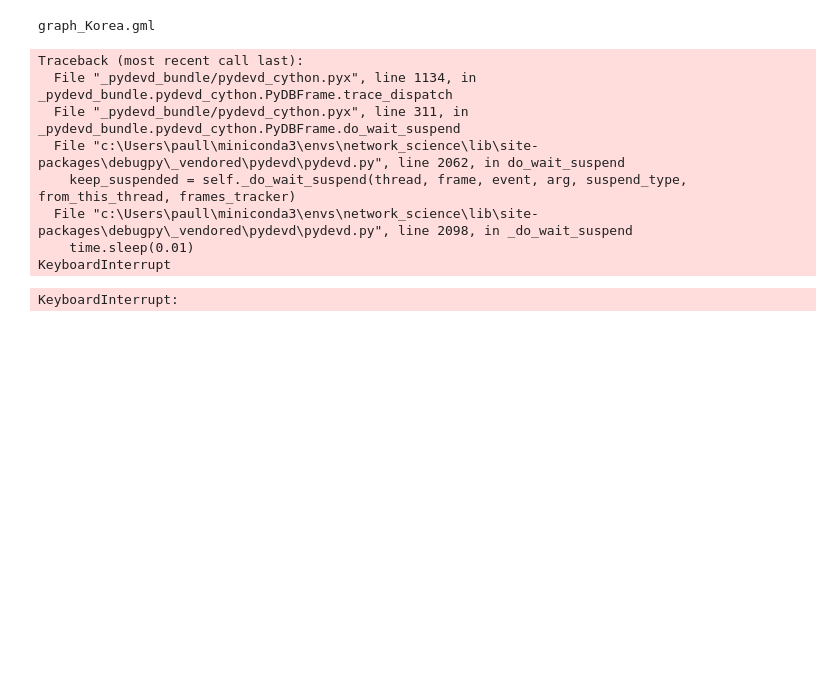
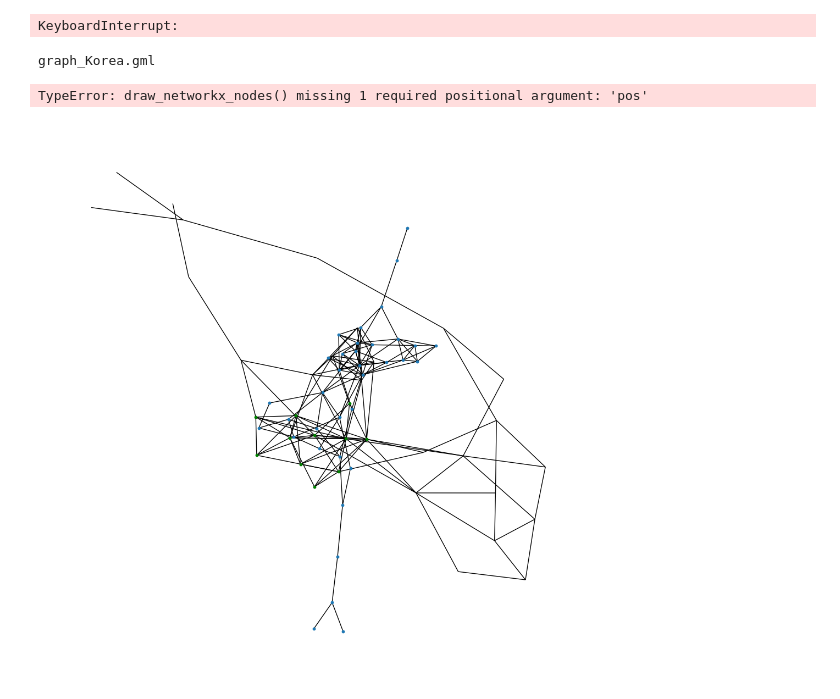
Before and after one commit to paolovic/NetworkScience, a Jupyter notebook: Assignment 2/3 Community Detection/main.ipynb, the cells around one changed output. Drawn from its saved outputs; the diff is of its cells as text; code cells hidden in the pictures; blank space fills up the shorter version.

```diff
--- a/Assignment 2/3 Community Detection/main.ipynb
+++ b/Assignment 2/3 Community Detection/main.ipynb
@@ -14,27 +14,62 @@ files = [f for f in listdir(path) if isfile(join(path, f))]
 gmls = [nx.read_gml(path + f) for f in files]
 
 graphs = {k: v for k, v in zip(files, gmls)}
+# %%
+import networkx as nx
+import matplotlib.pyplot as plt
+from networkx.algorithms.community import greedy_modularity_communities, label_propagation_communities
+
+for G in graphs.values():
+
+    # (a) Greedy Modularity Maximization
+    greedy_communities = list(greedy_modularity_communities(G))
+
+    # (b) Label Propagation Algorithm
+    label_propagation_communities = list(label_propagation_communities(G))
+
+    # Create a mapping of node to community for coloring
+    node_community_mapping = {}
+
+    # Assign colors to nodes based on the community they belong to
+    for i, community in enumerate(greedy_communities):
+        for node in community:
+            node_community_mapping[node] = i
+
+    # Draw the graph
+    pos = nx.spring_layout(G)  # You can use different layout algorithms
+
+    # Draw internal links in black and external links in light gray
+    internal_edges = []
+    external_edges = []
+    for edge in G.edges():
+        if node_community_mapping[edge[0]] == node_community_mapping[edge[1]]:
+            internal_edges.append(edge)
+        else:
+            external_edges.append(edge)
+
+    nx.draw_networkx_nodes(G, pos, node_color=[node_community_mapping[node] for node in G.nodes()], cmap=plt.cm.rainbow)
+    nx.draw_networkx_labels(G, pos)
+    nx.draw_networkx_edges(G, pos, edgelist=internal_edges, edge_color='black')
+    nx.draw_networkx_edges(G, pos, edgelist=external_edges, edge_color='lightgray')
+
+    # Show the plot
+    plt.show()
+# %% [output]
+KeyboardInterrupt:
 # %%
 for k,v in graphs.items():
     print(k)
     community_greedy = nx.community.greedy_modularity_communities(v)
     community_label_propagation = nx.community.label_propagation_communities(v)
     plt.figure(figsize=(10,10))
     nx.draw(v, node_size=10)
-    plt.title("Original graph")
-    nx.draw(v, node_size=10, node_color="green", nodelist=community_greedy[0])
-    plt.title("Greedy modularity communities")
-    nx.draw(v, node_size=10, node_color="red", nodelist=community_label_propagation)
-    plt.title("Label propagation communities")
+    for i in community_greedy:
+        nx.draw(v, node_size=10, node_color="green", nodelist=i)
+        nx.draw_networkx_nodes(v, nodelist=i, node_color="green", node_size=10)
+        nx.draw_networkx_edges(v, edgelist=nx.edges(v, i), edge_color="green")
+
     plt.show()
 # %% [output]
 graph_Korea.gml
-Traceback (most recent call last):
-  File "_pydevd_bundle/pydevd_cython.pyx", line 1134, in _pydevd_bundle.pydevd_cython.PyDBFrame.trace_dispatch
-  File "_pydevd_bundle/pydevd_cython.pyx", line 311, in _pydevd_bundle.pydevd_cython.PyDBFrame.do_wait_suspend
-  File "c:\Users\paull\miniconda3\envs\network_science\lib\site-packages\debugpy\_vendored\pydevd\pydevd.py", line 2062, in do_wait_suspend
-    keep_suspended = self._do_wait_suspend(thread, frame, event, arg, suspend_type, from_this_thread, frames_tracker)
-  File "c:\Users\paull\miniconda3\envs\network_science\lib\site-packages\debugpy\_vendored\pydevd\pydevd.py", line 2098, in _do_wait_suspend
-    time.sleep(0.01)
-KeyboardInterrupt
+TypeError: draw_networkx_nodes() missing 1 required positional argument: 'pos'
-KeyboardInterrupt:
+[figure, added]
```
